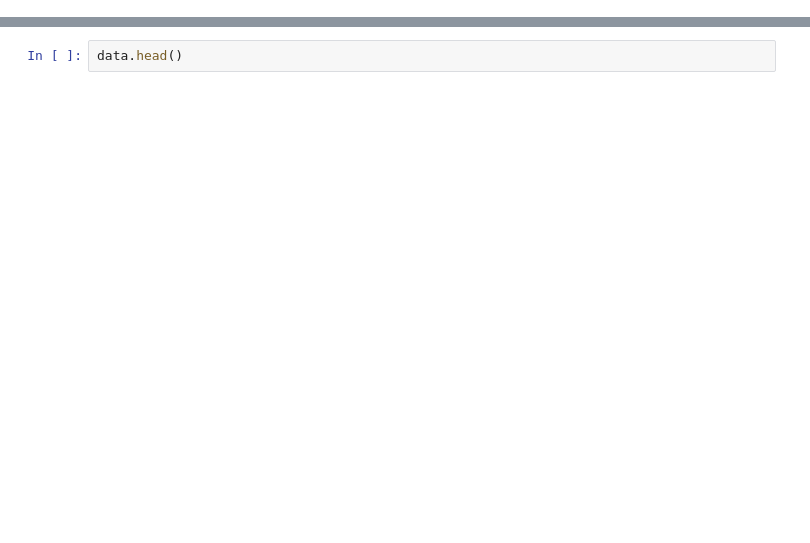
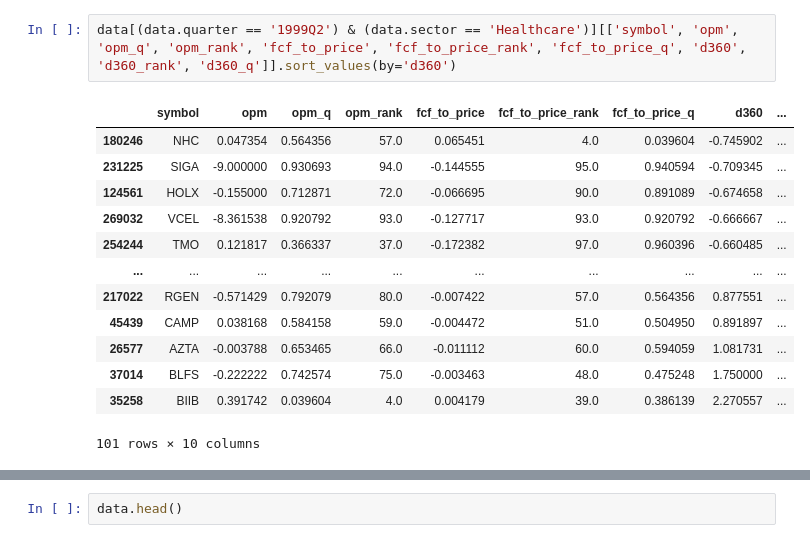
Before and after one commit to luanjunyi/finance, a Jupyter notebook: research/quant.ipynb, the cells around one changed output, grey strips where cells are left out. Saved outputs shown, nothing was run; the diff lists cells and outputs as text; blank space fills up the shorter version.

```diff
--- a/research/quant.ipynb
+++ b/research/quant.ipynb
@@ -92,0 +276,16 @@ Failed to get price for C
+# %%
+data[(data.quarter == '1999Q2') & (data.sector == 'Healthcare')][['symbol', 'opm', 'opm_q', 'opm_rank', 'fcf_to_price', 'fcf_to_price_rank', 'fcf_to_price_q', 'd360', 'd360_rank', 'd360_q']].sort_values(by='d360')
+# %% [output]
+|  | symbol | opm | opm_q | opm_rank | fcf_to_price | fcf_to_price_rank | fcf_to_price_q | d360 | ... |
+| 180246 | NHC | 0.047354 | 0.564356 | 57.0 | 0.065451 | 4.0 | 0.039604 | -0.745902 | ... |
+| 231225 | SIGA | -9.000000 | 0.930693 | 94.0 | -0.144555 | 95.0 | 0.940594 | -0.709345 | ... |
+| 124561 | HOLX | -0.155000 | 0.712871 | 72.0 | -0.066695 | 90.0 | 0.891089 | -0.674658 | ... |
+| 269032 | VCEL | -8.361538 | 0.920792 | 93.0 | -0.127717 | 93.0 | 0.920792 | -0.666667 | ... |
+| 254244 | TMO | 0.121817 | 0.366337 | 37.0 | -0.172382 | 97.0 | 0.960396 | -0.660485 | ... |
+| ... | ... | ... | ... | ... | ... | ... | ... | ... | ... |
+| 217022 | RGEN | -0.571429 | 0.792079 | 80.0 | -0.007422 | 57.0 | 0.564356 | 0.877551 | ... |
+| 45439 | CAMP | 0.038168 | 0.584158 | 59.0 | -0.004472 | 51.0 | 0.504950 | 0.891897 | ... |
+| 26577 | AZTA | -0.003788 | 0.653465 | 66.0 | -0.011112 | 60.0 | 0.594059 | 1.081731 | ... |
+| 37014 | BLFS | -0.222222 | 0.742574 | 75.0 | -0.003463 | 48.0 | 0.475248 | 1.750000 | ... |
+| 35258 | BIIB | 0.391742 | 0.039604 | 4.0 | 0.004179 | 39.0 | 0.386139 | 2.270557 | ... |
+101 rows × 10 columns
```
Also changed, not shown: parts of 31 cells of this notebook, 1 other file.
